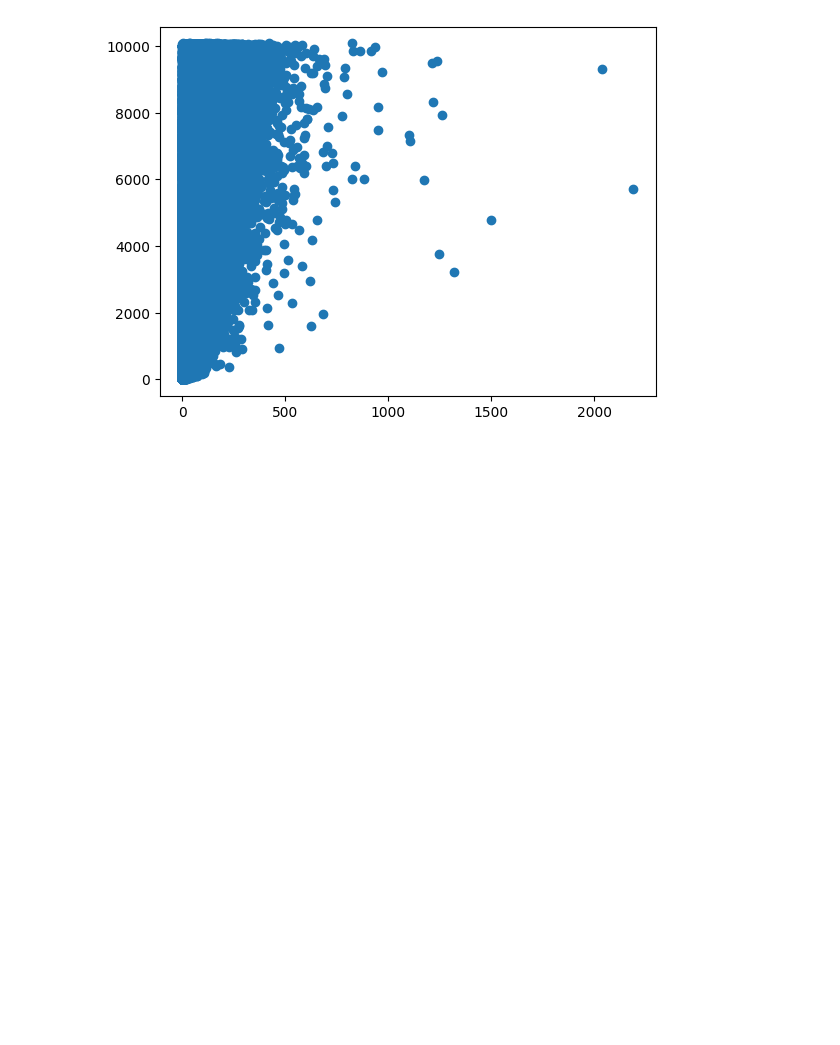
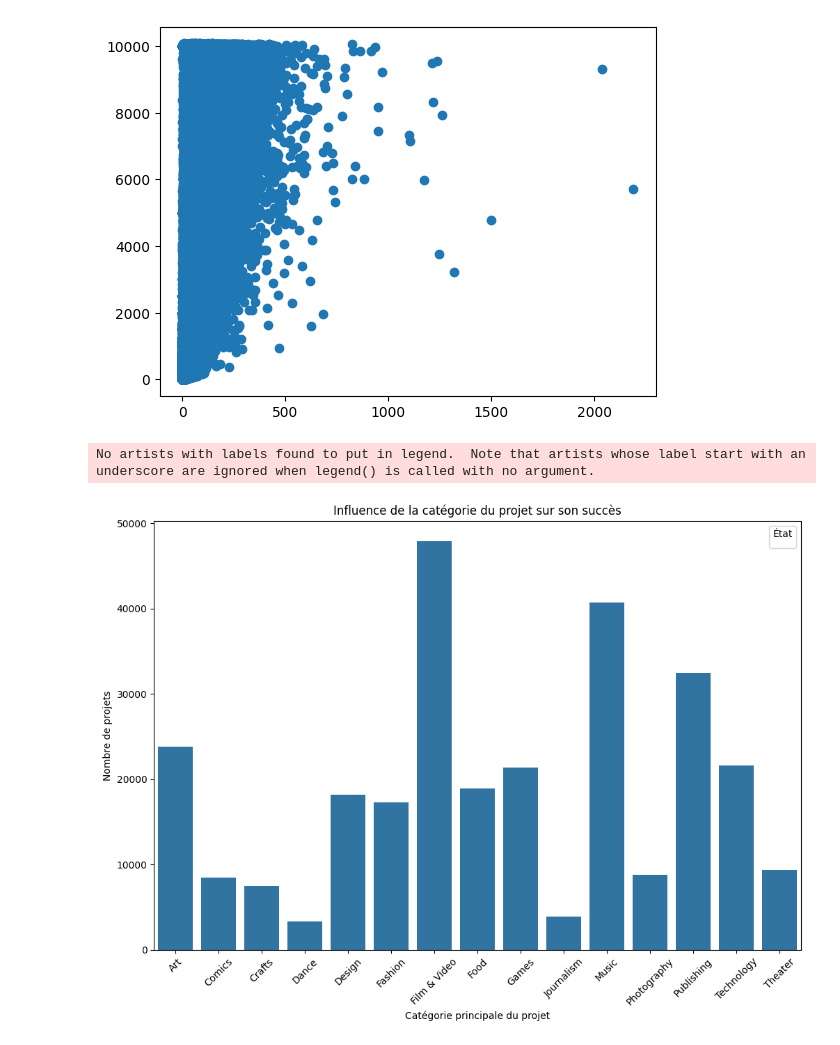
Before and after one commit to Steven-176/crowdfunding_ML, a Jupyter notebook: crowdfunding.ipynb, the cells around one changed output. Cells and saved outputs as stored; diff of their text form; code cells hidden in the pictures; blank space fills up the shorter version.

Commit message:
add graph for categories

```diff
--- a/crowdfunding.ipynb
+++ b/crowdfunding.ipynb
@@ -51,0 +27,23 @@ clean_crowdfunding_2018
+# %%
+# clean_crowdfunding_2018 = crowdfunding_2018.drop(['name', 'goal', 'pledged', 'usd pledged'], axis=1)
+
+# pd.options.display.float_format = "{:,.2f}".format
+
+# Nettoyage des données
+crowdfunding_2018['state'] = crowdfunding_2018['state'].replace('undefined', pd.NA)
+crowdfunding_2018.dropna(inplace=True)  # Suppression des lignes contenant des valeurs manquantes
+crowdfunding_2018['launched'] = pd.to_datetime(crowdfunding_2018['launched'])
+crowdfunding_2018['deadline'] = pd.to_datetime(crowdfunding_2018['deadline'])
+crowdfunding_2018['usd_pledged_real'] = crowdfunding_2018['usd_pledged_real'].round(2)
+crowdfunding_2018['days_to_deadline'] = (crowdfunding_2018['deadline'] - crowdfunding_2018['launched']).dt.days
+crowdfunding_2018['year'] = crowdfunding_2018['launched'].dt.year
+crowdfunding_2018['month'] = crowdfunding_2018['launched'].dt.month
+
+# Calcul du pourcentage atteint de l'objectif
+crowdfunding_2018['percentage_reached'] = (crowdfunding_2018['usd_pledged_real'] / crowdfunding_2018['usd_goal_real']) * 100
+
+# Suppression des colonnes inutiles
+clean_crowdfunding_2018 = crowdfunding_2018.drop(['launched', 'deadline', 'name', 'goal', 'pledged', 'usd pledged'], axis=1)
+
+
+clean_crowdfunding_2018[clean_crowdfunding_2018['percentage_reached'] > 100]
@@ -105,3 +117,23 @@ plt.scatter(clean_crowdfunding_2018_filtered['backers'], clean_crowdfunding_2018
 plt.show()
 # %% [output]
 [figure]
+# %%
+# Création d'un dataframe avec le nombre de projets réussis et échoués pour chaque catégorie
+success_by_category = clean_crowdfunding_2018_filtered.groupby(['main_category', 'state']).size().unstack()
+
+success_by_category['total'] = success_by_category['successful'] + success_by_category['failed']
+
+# Création du graphique à barres empilées
+plt.figure(figsize=(12, 8))
+sns.barplot(data=success_by_category, x=success_by_category.index, y='total')
+
+# Personnalisation du graphique
+plt.title("Influence de la catégorie du projet sur son succès")
+plt.xlabel("Catégorie principale du projet")
+plt.ylabel("Nombre de projets")
+plt.legend(title='État', loc='upper right')
+plt.xticks(rotation=45)
+plt.show()
+# %% [output]
+No artists with labels found to put in legend.  Note that artists whose label start with an underscore are ignored when legend() is called with no argument.
+[figure, added]
```
Also changed, not shown: parts of 10 cells of this notebook.
